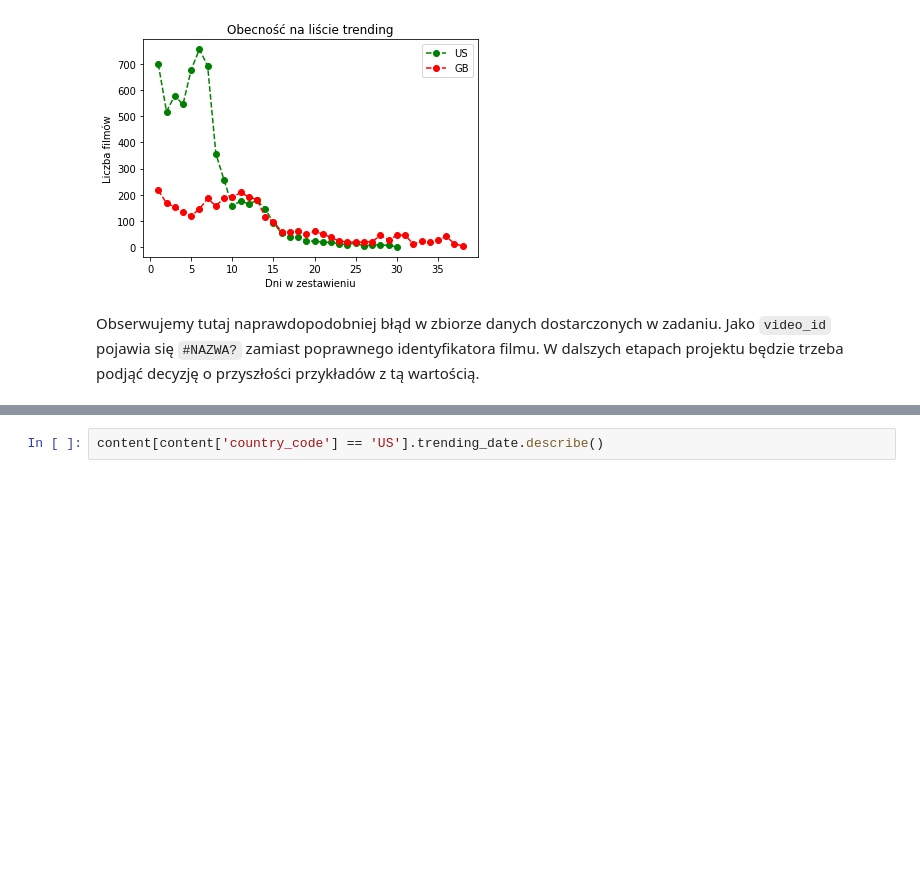
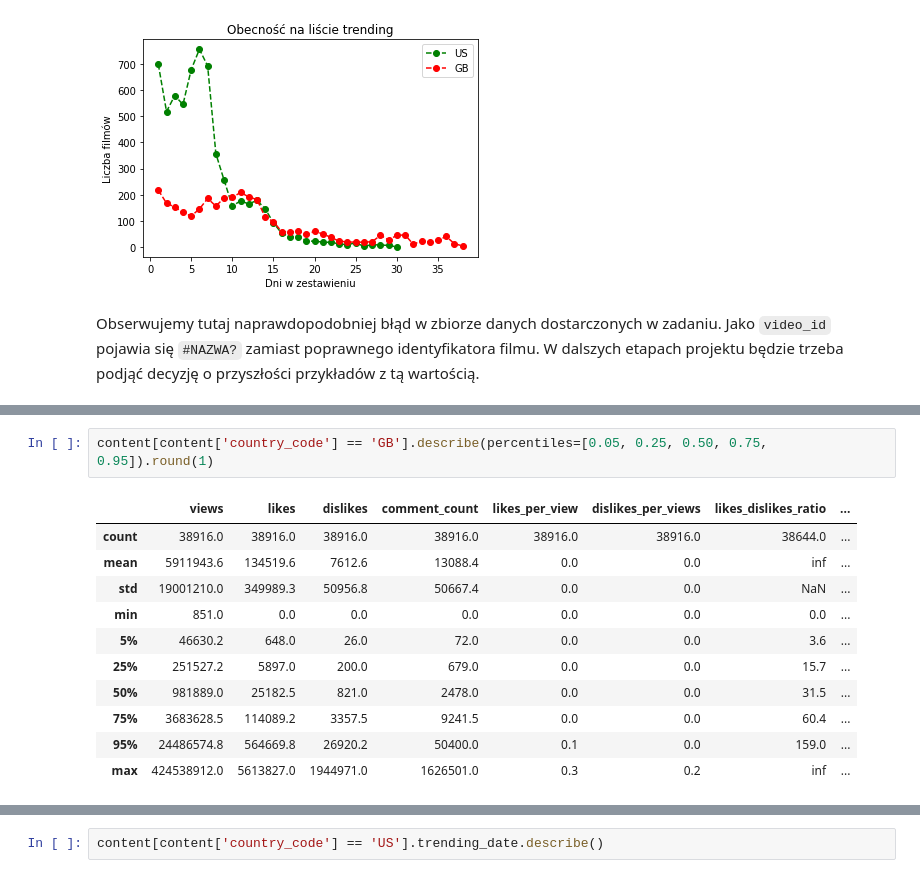
Before and after one commit to Bartosz-Gorka-Archive/youtube-trending-videos, a Jupyter notebook: youtube_trending_videos.ipynb, the cells around one changed output, grey strips where cells are left out. Saved outputs shown, nothing was run; the diff lists cells and outputs as text; blank space fills up the shorter version.

```diff
--- a/youtube_trending_videos.ipynb
+++ b/youtube_trending_videos.ipynb
@@ -272,0 +299,14 @@ Obserwujemy tutaj naprawdopodobniej błąd w zbiorze danych dostarczonych w zada
+# %%
+content[content['country_code'] == 'GB'].describe(percentiles=[0.05, 0.25, 0.50, 0.75, 0.95]).round(1)
+# %% [output]
+|  | views | likes | dislikes | comment_count | likes_per_view | dislikes_per_views | likes_dislikes_ratio | ... |
+| count | 38916.0 | 38916.0 | 38916.0 | 38916.0 | 38916.0 | 38916.0 | 38644.0 | ... |
+| mean | 5911943.6 | 134519.6 | 7612.6 | 13088.4 | 0.0 | 0.0 | inf | ... |
+| std | 19001210.0 | 349989.3 | 50956.8 | 50667.4 | 0.0 | 0.0 | NaN | ... |
+| min | 851.0 | 0.0 | 0.0 | 0.0 | 0.0 | 0.0 | 0.0 | ... |
+| 5% | 46630.2 | 648.0 | 26.0 | 72.0 | 0.0 | 0.0 | 3.6 | ... |
+| 25% | 251527.2 | 5897.0 | 200.0 | 679.0 | 0.0 | 0.0 | 15.7 | ... |
+| 50% | 981889.0 | 25182.5 | 821.0 | 2478.0 | 0.0 | 0.0 | 31.5 | ... |
+| 75% | 3683628.5 | 114089.2 | 3357.5 | 9241.5 | 0.0 | 0.0 | 60.4 | ... |
+| 95% | 24486574.8 | 564669.8 | 26920.2 | 50400.0 | 0.1 | 0.0 | 159.0 | ... |
+| max | 424538912.0 | 5613827.0 | 1944971.0 | 1626501.0 | 0.3 | 0.2 | inf | ... |
```
Also changed, not shown: parts of 5 cells of this notebook.
